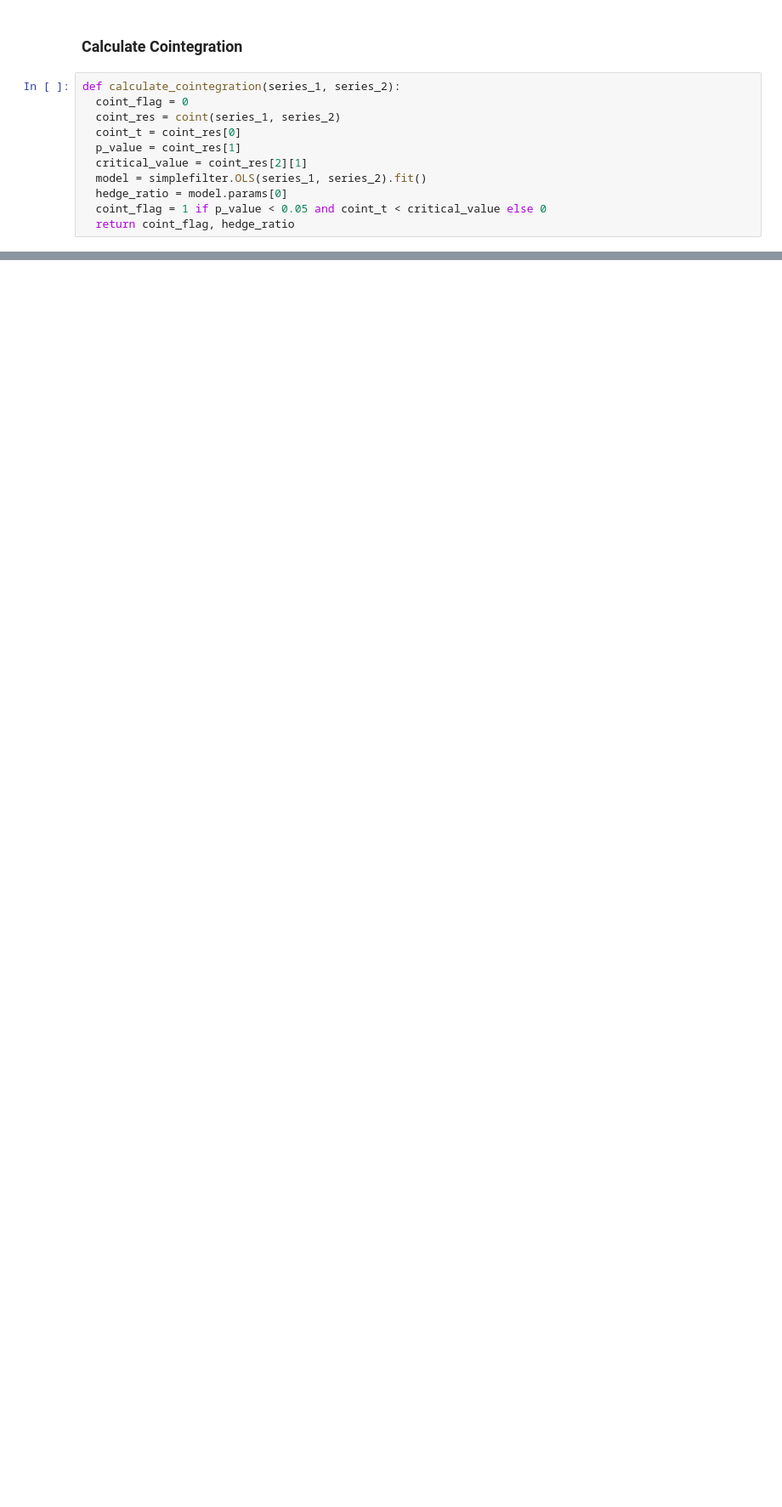
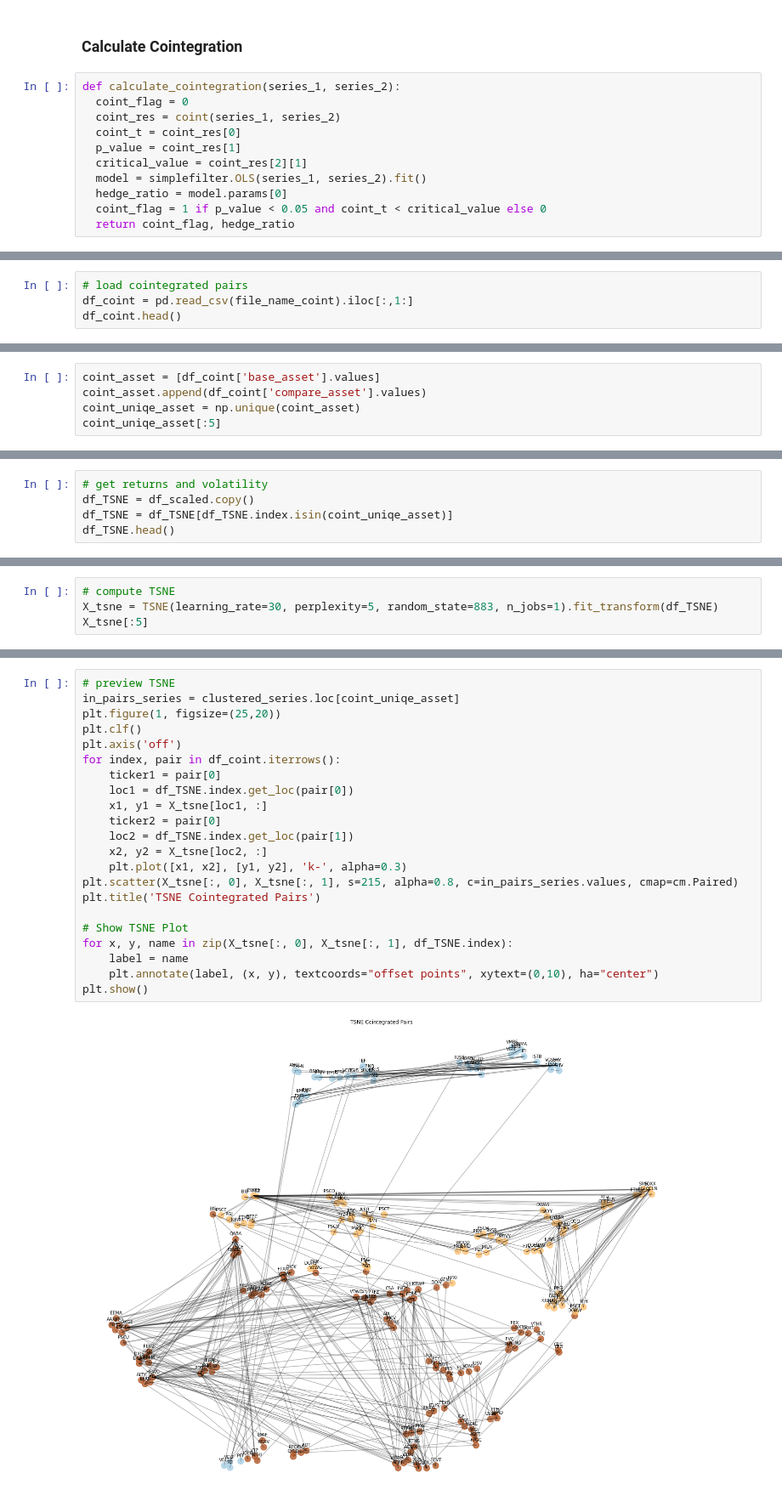
Before and after one commit to benchov/Machine_Learning_for_Trading_Knowledge, a Jupyter notebook: K_Means.ipynb, the cells around one changed output, grey strips where cells are left out. Shown at 85% size. Cells and saved outputs as stored; diff of their text form; blank space fills up the shorter version.

Commit message:
calculate cointegrated pairs and create TSNE plot

```diff
--- a/K_Means.ipynb
+++ b/K_Means.ipynb
@@ -192,0 +217,4 @@ NameError: name 'clustered_series' is not defined
+# %%
+# load cointegrated pairs
+df_coint = pd.read_csv(file_name_coint).iloc[:,1:]
+df_coint.head()
@@ -192,0 +230,5 @@ NameError: name 'clustered_series' is not defined
+# %%
+coint_asset = [df_coint['base_asset'].values]
+coint_asset.append(df_coint['compare_asset'].values)
+coint_uniqe_asset = np.unique(coint_asset)
+coint_uniqe_asset[:5]
@@ -192,0 +237,5 @@ NameError: name 'clustered_series' is not defined
+# %%
+# get returns and volatility
+df_TSNE = df_scaled.copy()
+df_TSNE = df_TSNE[df_TSNE.index.isin(coint_uniqe_asset)]
+df_TSNE.head()
@@ -192,0 +249,4 @@ NameError: name 'clustered_series' is not defined
+# %%
+# compute TSNE
+X_tsne = TSNE(learning_rate=30, perplexity=5, random_state=883, n_jobs=1).fit_transform(df_TSNE)
+X_tsne[:5]
@@ -192,0 +259,24 @@ NameError: name 'clustered_series' is not defined
+# %%
+# preview TSNE
+in_pairs_series = clustered_series.loc[coint_uniqe_asset]
+plt.figure(1, figsize=(25,20))
+plt.clf()
+plt.axis('off')
+for index, pair in df_coint.iterrows():
+    ticker1 = pair[0]
+    loc1 = df_TSNE.index.get_loc(pair[0])
+    x1, y1 = X_tsne[loc1, :]
+    ticker2 = pair[0]
+    loc2 = df_TSNE.index.get_loc(pair[1])
+    x2, y2 = X_tsne[loc2, :]
+    plt.plot([x1, x2], [y1, y2], 'k-', alpha=0.3)
+plt.scatter(X_tsne[:, 0], X_tsne[:, 1], s=215, alpha=0.8, c=in_pairs_series.values, cmap=cm.Paired)
+plt.title('TSNE Cointegrated Pairs')
+
+# Show TSNE Plot
+for x, y, name in zip(X_tsne[:, 0], X_tsne[:, 1], df_TSNE.index):
+    label = name
+    plt.annotate(label, (x, y), textcoords="offset points", xytext=(0,10), ha="center")
+plt.show()
+# %% [output]
+[figure, added]
```
Also changed, not shown: parts of 12 cells of this notebook.
